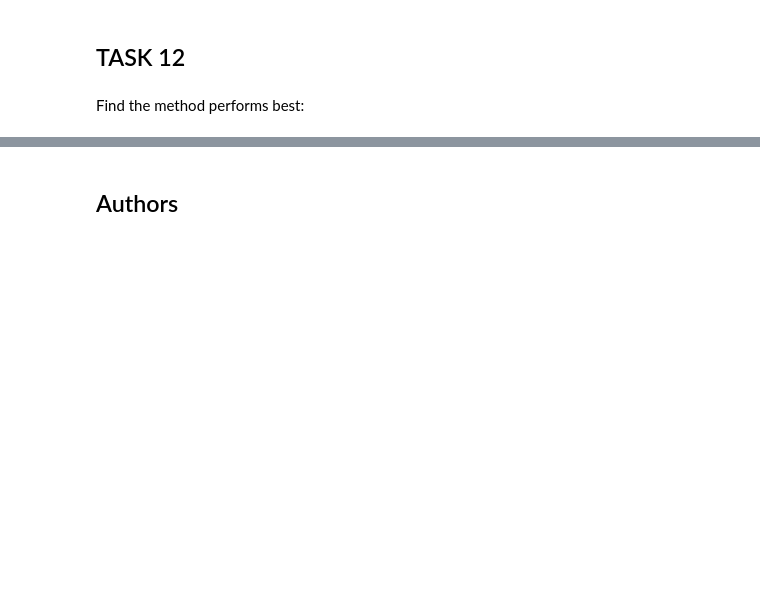
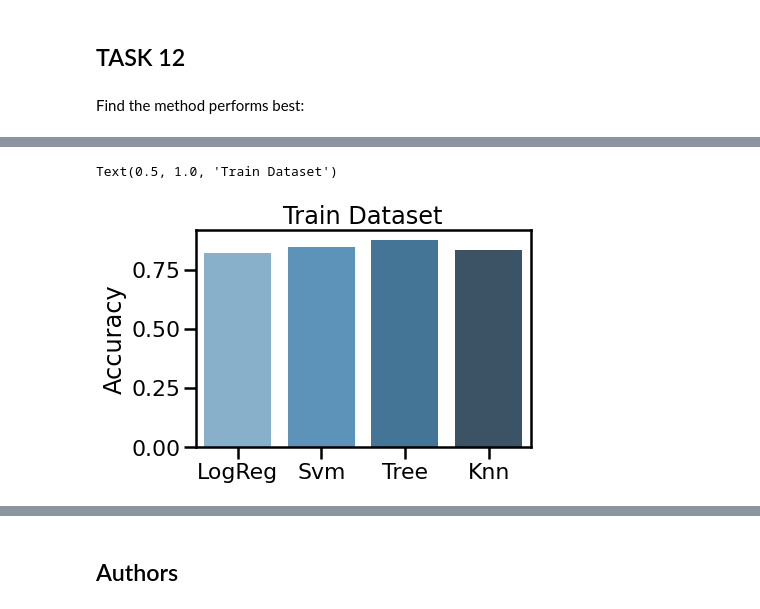
Before and after one commit to IaelPerez/Applied-Data-Science-Project, a Jupyter notebook: SpaceX_Machine Learning Prediction_Part_5.ipynb, the cells around one changed output, grey strips where cells are left out. Drawn from its saved outputs; the diff is of its cells as text; code cells hidden in the pictures; blank space fills up the shorter version.

```diff
--- a/SpaceX_Machine Learning Prediction_Part_5.ipynb
+++ b/SpaceX_Machine Learning Prediction_Part_5.ipynb
@@ -364,0 +362,8 @@ df_results.sort_values(['Accuracy Test','Accuracy Train'], ascending=[False,Fals
+# %%
+sns.set_context('poster')
+ax = sns.barplot(x=df_results.index,y='Accuracy Train',data=df_results,palette="Blues_d")
+ax.set_ylabel('Accuracy')
+ax.set_title ('Train Dataset')
+# %% [output]
+Text(0.5, 1.0, 'Train Dataset')
+[figure, added]
```
Also changed, not shown: parts of 10 cells of this notebook, 3 other files.
